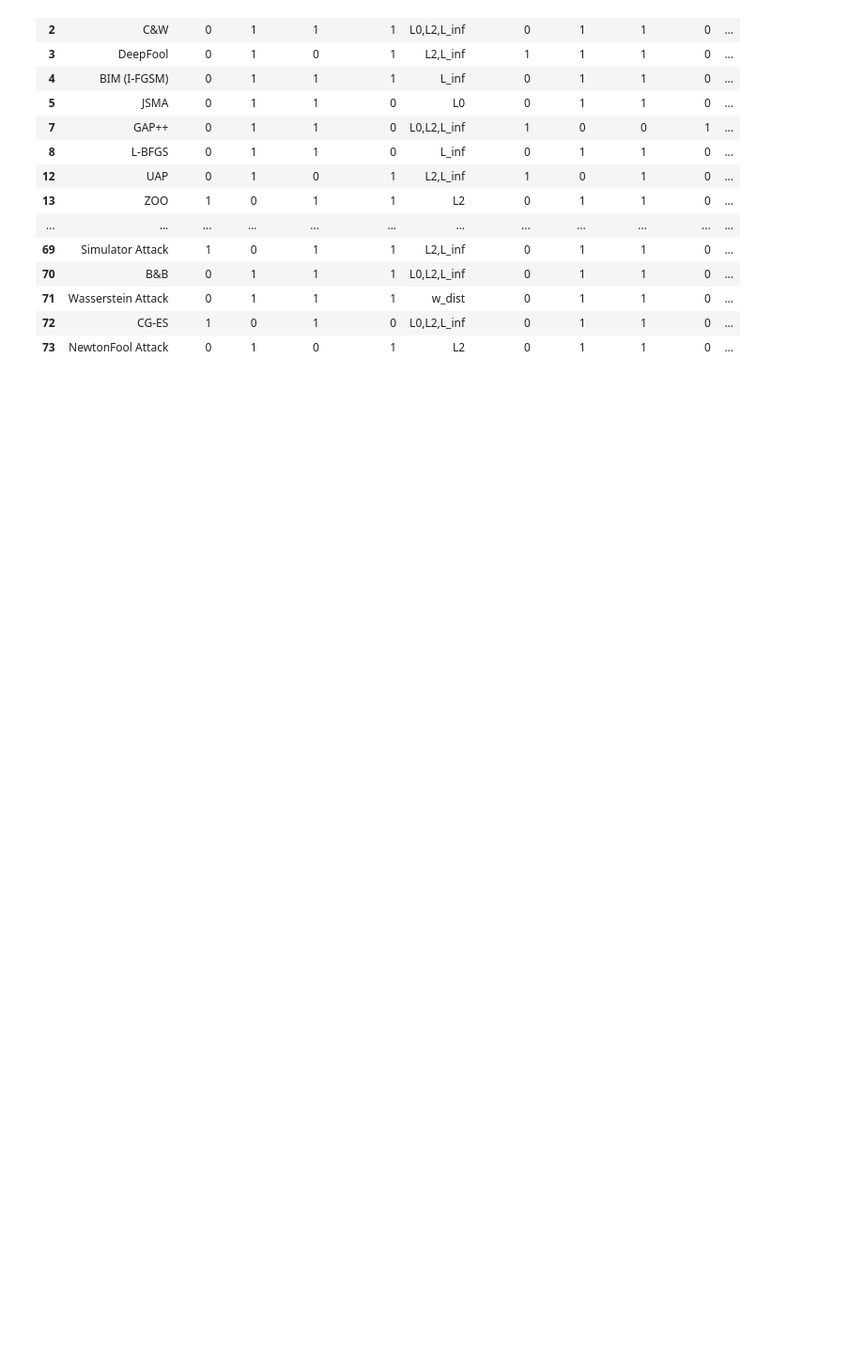
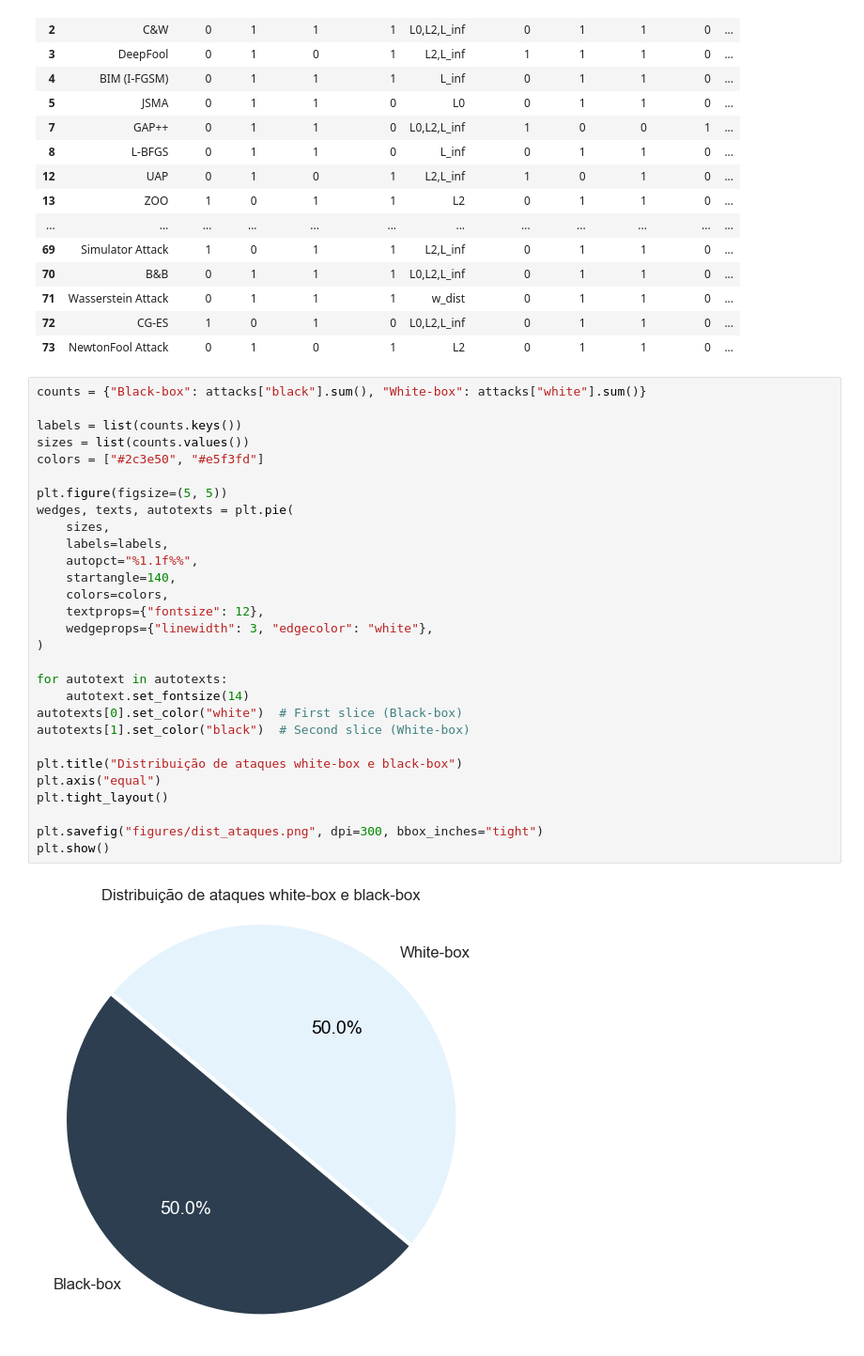
Before and after one commit to JVitorCarv/term-paper-data-analysis, a Jupyter notebook: dataviz.ipynb, the cells around one changed output. Shown at 94% size. Cells and saved outputs as stored; diff of their text form; blank space fills up the shorter version.

Commit message:
Add figures

```diff
--- a/dataviz.ipynb
+++ b/dataviz.ipynb
@@ -227,3 +233,34 @@ attacks
 | 71 | Wasserstein Attack | 0 | 1 | 1 | 1 | w_dist | 0 | 1 | 1 | 0 | ... |
 | 72 | CG-ES | 1 | 0 | 1 | 0 | L0,L2,L_inf | 0 | 1 | 1 | 0 | ... |
 | 73 | NewtonFool Attack | 0 | 1 | 0 | 1 | L2 | 0 | 1 | 1 | 0 | ... |
+# %%
+counts = {"Black-box": attacks["black"].sum(), "White-box": attacks["white"].sum()}
+
+labels = list(counts.keys())
+sizes = list(counts.values())
+colors = ["#2c3e50", "#e5f3fd"]
+
+plt.figure(figsize=(5, 5))
+wedges, texts, autotexts = plt.pie(
+    sizes,
+    labels=labels,
+    autopct="%1.1f%%",
+    startangle=140,
+    colors=colors,
+    textprops={"fontsize": 12},
+    wedgeprops={"linewidth": 3, "edgecolor": "white"},
+)
+
+for autotext in autotexts:
+    autotext.set_fontsize(14)
+autotexts[0].set_color("white")  # First slice (Black-box)
+autotexts[1].set_color("black")  # Second slice (White-box)
+
+plt.title("Distribuição de ataques white-box e black-box")
+plt.axis("equal")
+plt.tight_layout()
+
+plt.savefig("figures/dist_ataques.png", dpi=300, bbox_inches="tight")
+plt.show()
+# %% [output]
+[figure, added]
```
Also changed, not shown: parts of 23 cells of this notebook, 13 other files.
